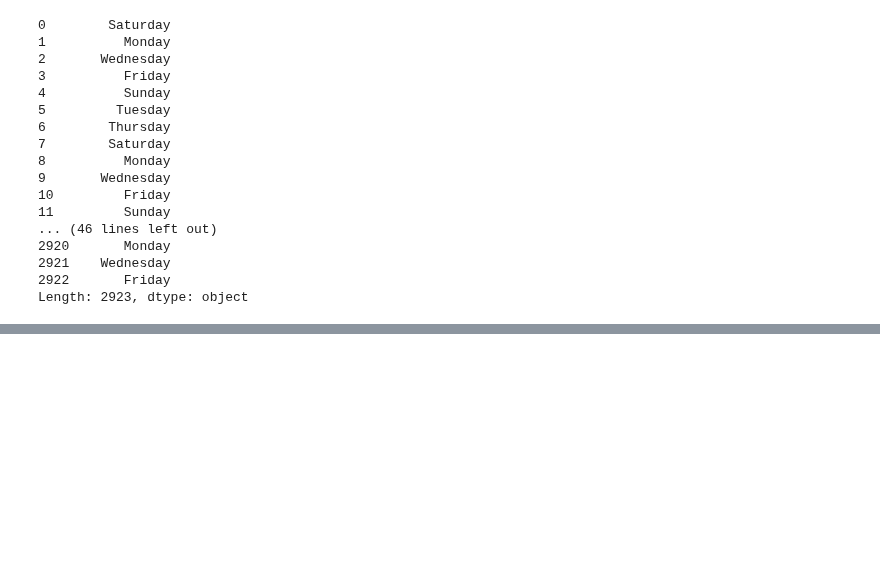
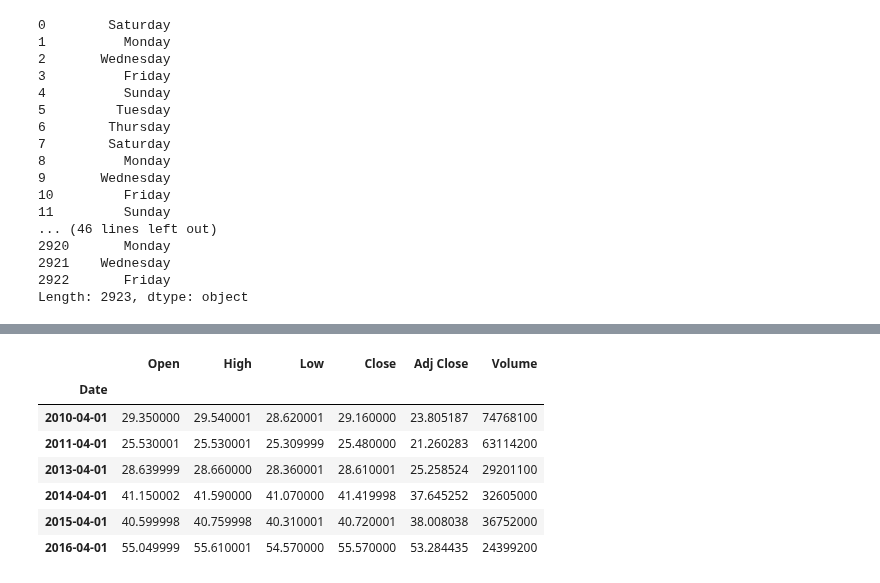
Before and after one commit to sivabalanb/Data-Analysis-with-Pandas-and-Python, a Jupyter notebook: Working with Date and Time.ipynb, the cells around one changed output, grey strips where cells are left out. Cells and saved outputs as stored; diff of their text form; code cells hidden in the pictures; blank space fills up the shorter version.

```diff
--- a/Working with Date and Time.ipynb
+++ b/Working with Date and Time.ipynb
@@ -168,0 +188,15 @@ Length: 2923, dtype: object
+# %%
+birthday = pd.date_range(start='2000-04-01', end='2016-04-01', freq=pd.DateOffset(years=1))
+# %%
+mask = stocks.index.isin(birthday)
+# %%
+stocks.loc[mask]
+# %% [output]
+|  | Open | High | Low | Close | Adj Close | Volume |
+| Date |  |  |  |  |  |  |
+| 2010-04-01 | 29.350000 | 29.540001 | 28.620001 | 29.160000 | 23.805187 | 74768100 |
+| 2011-04-01 | 25.530001 | 25.530001 | 25.309999 | 25.480000 | 21.260283 | 63114200 |
+| 2013-04-01 | 28.639999 | 28.660000 | 28.360001 | 28.610001 | 25.258524 | 29201100 |
+| 2014-04-01 | 41.150002 | 41.590000 | 41.070000 | 41.419998 | 37.645252 | 32605000 |
+| 2015-04-01 | 40.599998 | 40.759998 | 40.310001 | 40.720001 | 38.008038 | 36752000 |
+| 2016-04-01 | 55.049999 | 55.610001 | 54.570000 | 55.570000 | 53.284435 | 24399200 |
```
Also changed, not shown: parts of 21 cells of this notebook.
